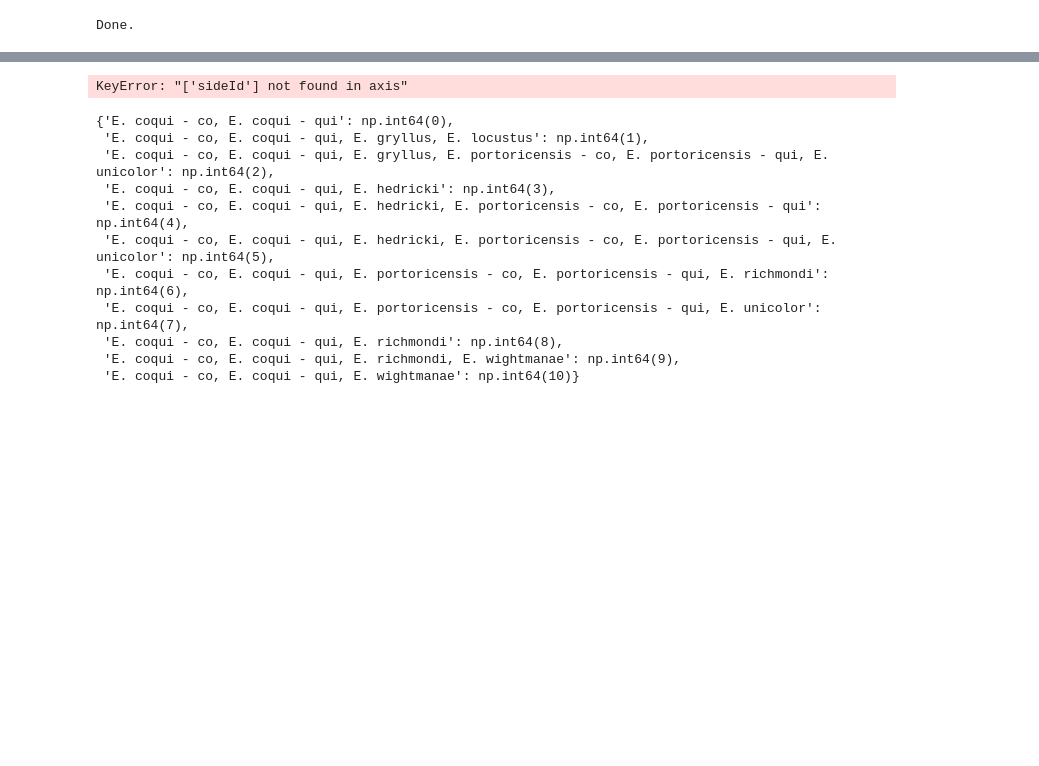
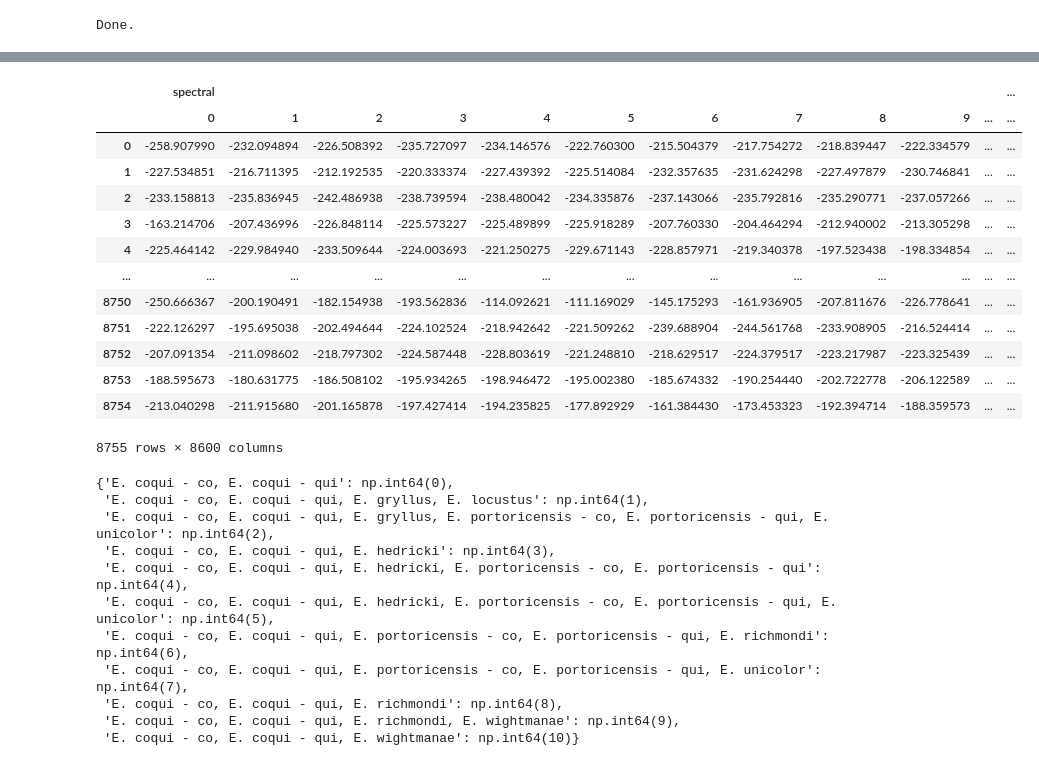
Before and after one commit to CoquiTones/CoquiTonesWeb, a Jupyter notebook: machine_learning/train_model.ipynb, the cells around one changed output, grey strips where cells are left out. Drawn from its saved outputs; the diff is of its cells as text; code cells hidden in the pictures; blank space fills up the shorter version.

```diff
--- a/machine_learning/train_model.ipynb
+++ b/machine_learning/train_model.ipynb
@@ -214,11 +270,23 @@ df.head()
 # %%
 x = df.drop(
-    columns=["filename", "species", "siteId"]
+    columns=["metadata"]
 )  # Adjust this to include only feature columns
 # Convert all column names to strings
-x.columns = x.columns.astype(str)
 
 x
 # %% [output]
+|  | spectral |  |  |  |  |  |  |  |  |  |  | ... |
+|  | 0 | 1 | 2 | 3 | 4 | 5 | 6 | 7 | 8 | 9 | ... | ... |
+| 0 | -258.907990 | -232.094894 | -226.508392 | -235.727097 | -234.146576 | -222.760300 | -215.504379 | -217.754272 | -218.839447 | -222.334579 | ... | ... |
+| 1 | -227.534851 | -216.711395 | -212.192535 | -220.333374 | -227.439392 | -225.514084 | -232.357635 | -231.624298 | -227.497879 | -230.746841 | ... | ... |
+| 2 | -233.158813 | -235.836945 | -242.486938 | -238.739594 | -238.480042 | -234.335876 | -237.143066 | -235.792816 | -235.290771 | -237.057266 | ... | ... |
+| 3 | -163.214706 | -207.436996 | -226.848114 | -225.573227 | -225.489899 | -225.918289 | -207.760330 | -204.464294 | -212.940002 | -213.305298 | ... | ... |
+| 4 | -225.464142 | -229.984940 | -233.509644 | -224.003693 | -221.250275 | -229.671143 | -228.857971 | -219.340378 | -197.523438 | -198.334854 | ... | ... |
+| ... | ... | ... | ... | ... | ... | ... | ... | ... | ... | ... | ... | ... |
+| 8750 | -250.666367 | -200.190491 | -182.154938 | -193.562836 | -114.092621 | -111.169029 | -145.175293 | -161.936905 | -207.811676 | -226.778641 | ... | ... |
+| 8751 | -222.126297 | -195.695038 | -202.494644 | -224.102524 | -218.942642 | -221.509262 | -239.688904 | -244.561768 | -233.908905 | -216.524414 | ... | ... |
+| 8752 | -207.091354 | -211.098602 | -218.797302 | -224.587448 | -228.803619 | -221.248810 | -218.629517 | -224.379517 | -223.217987 | -223.325439 | ... | ... |
+| 8753 | -188.595673 | -180.631775 | -186.508102 | -195.934265 | -198.946472 | -195.002380 | -185.674332 | -190.254440 | -202.722778 | -206.122589 | ... | ... |
+| 8754 | -213.040298 | -211.915680 | -201.165878 | -197.427414 | -194.235825 | -177.892929 | -161.384430 | -173.453323 | -192.394714 | -188.359573 | ... | ... |
-KeyError: "['sideId'] not found in axis"
+8755 rows × 8600 columns
 # %%
```
Also changed, not shown: parts of 9 cells of this notebook, 1 other file.
